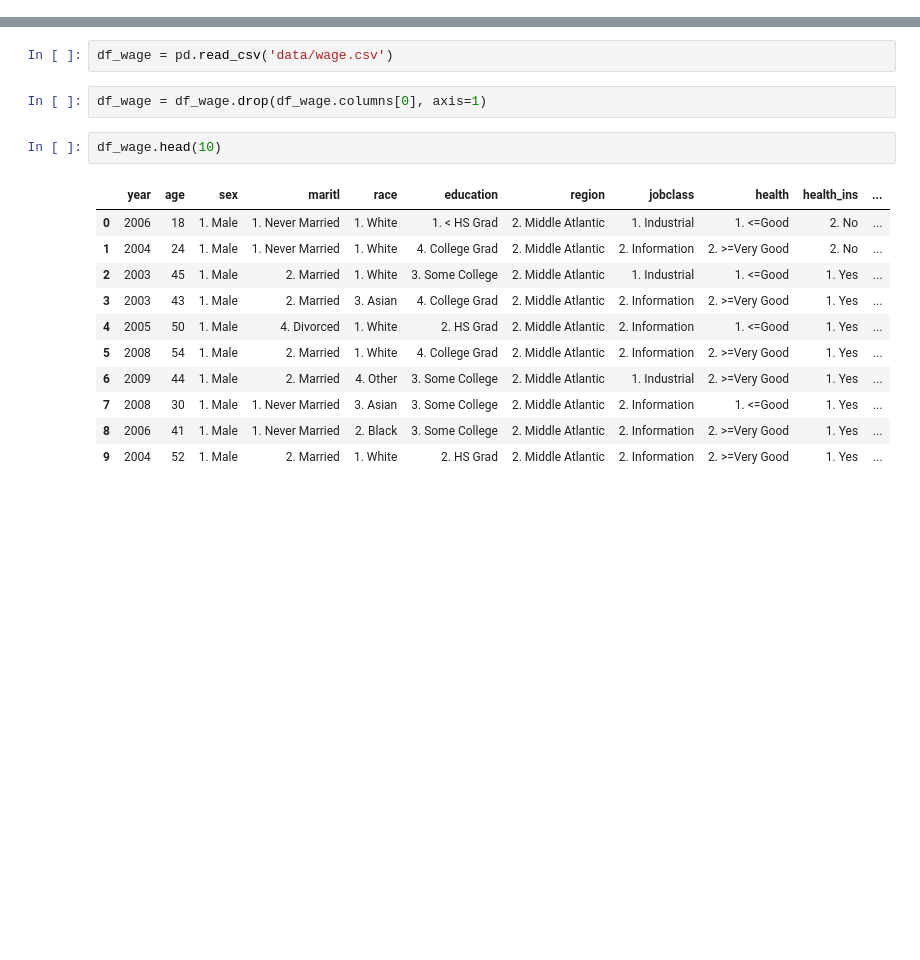
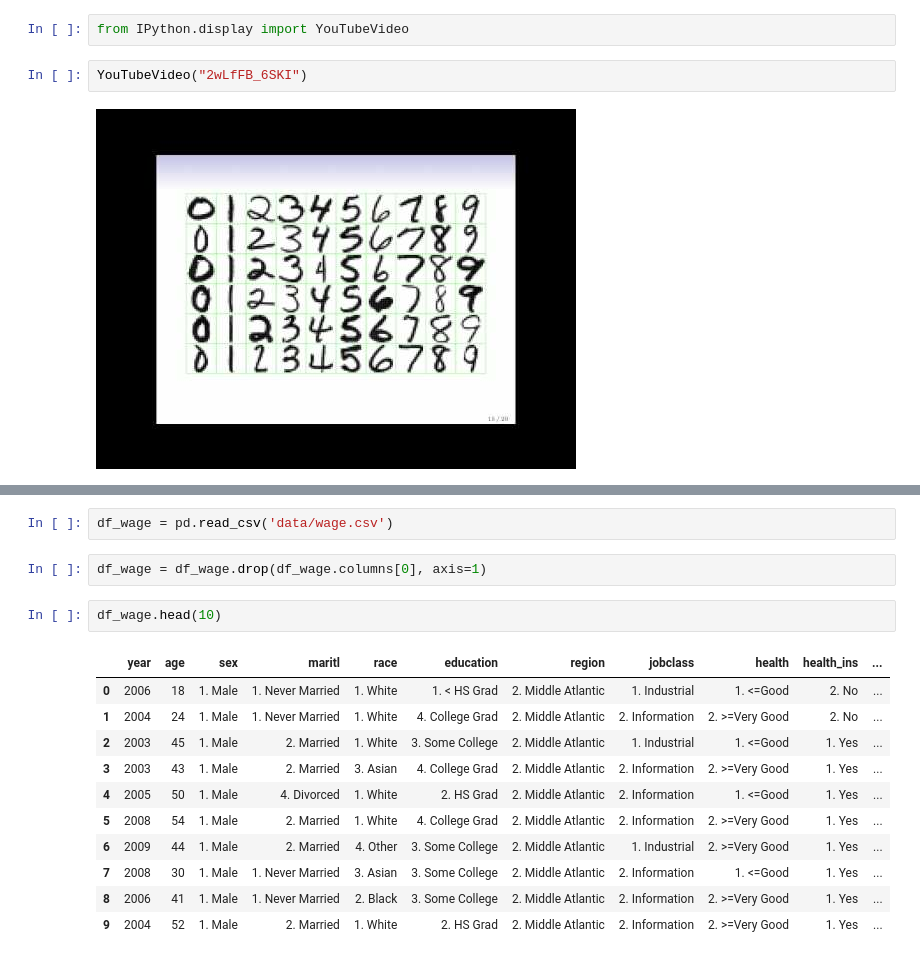
Before and after one commit to tdpetrou/Machine-Learning-Books-With-Python, a Jupyter notebook: Introduction to Statistical Learning/chapter 1 and 2.ipynb, the cells around one changed output, grey strips where cells are left out. Drawn from its saved outputs; the diff is of its cells as text; blank space fills up the shorter version.

```diff
--- a/Introduction to Statistical Learning/chapter 1 and 2.ipynb
+++ b/Introduction to Statistical Learning/chapter 1 and 2.ipynb
@@ -0,0 +30,6 @@
+# %%
+from IPython.display import YouTubeVideo
+# %%
+YouTubeVideo("2wLfFB_6SKI")
+# %% [output]
+[figure, added]
```
Also changed, not shown: parts of 29 cells of this notebook.
